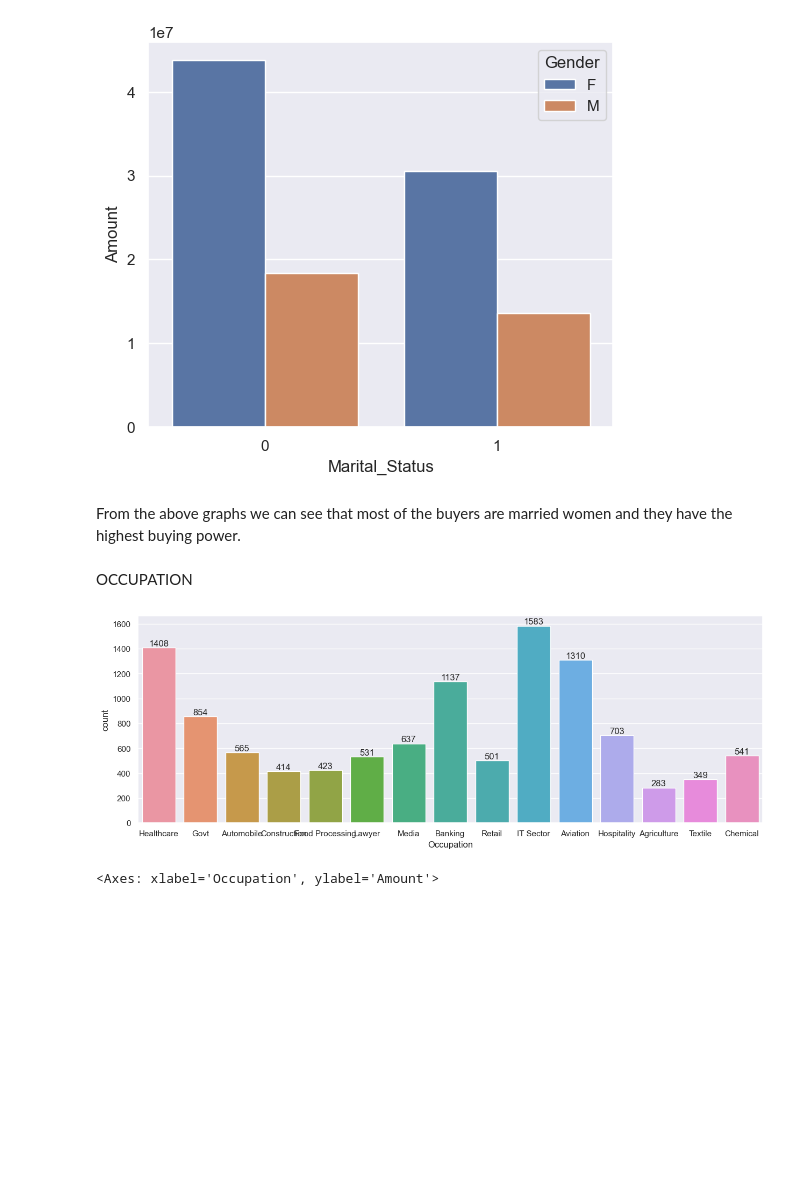
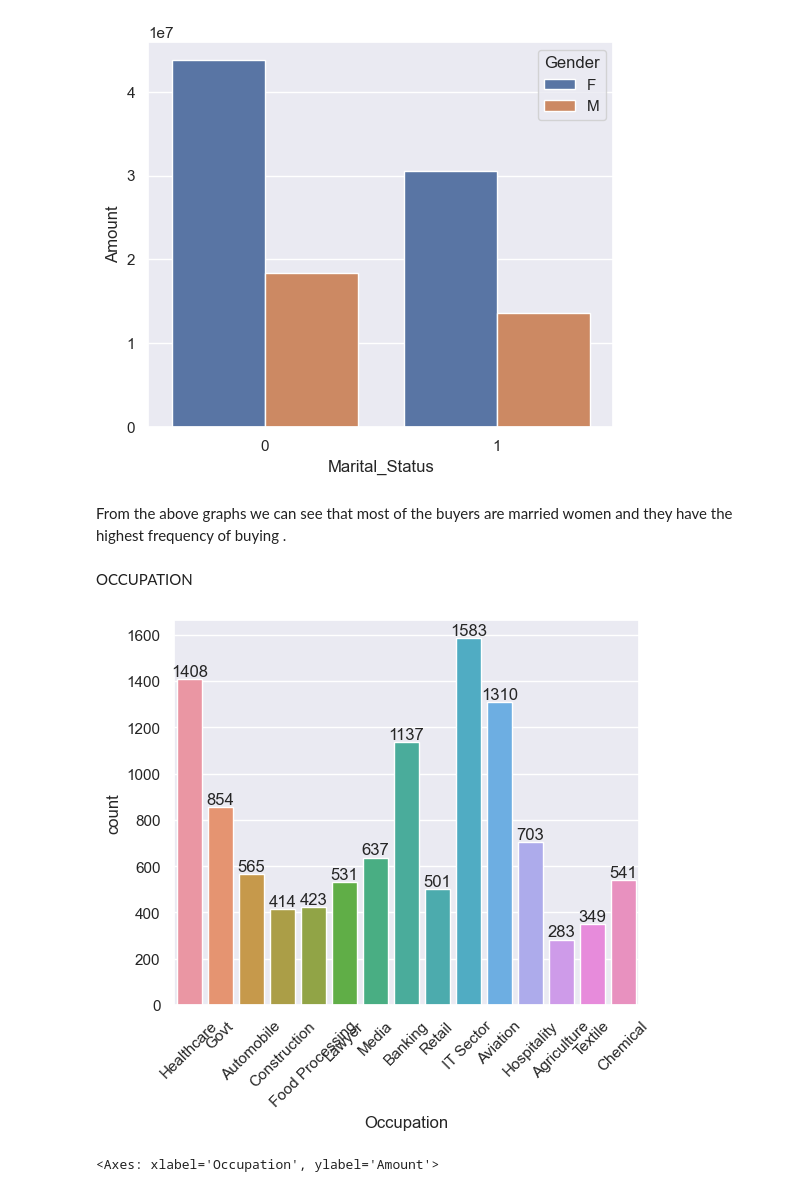
Before and after one commit to SVNjl/Diwali_Sales_Python, a Jupyter notebook: Diwali Sales Analysis.ipynb, the cells around one changed output. Saved outputs shown, nothing was run; the diff lists cells and outputs as text; code cells hidden in the pictures; blank space fills up the shorter version.

```diff
--- a/Diwali Sales Analysis.ipynb
+++ b/Diwali Sales Analysis.ipynb
@@ -5,7 +5,7 @@ import matplotlib.pyplot as plt
 %matplotlib inline
 import seaborn as sns
 # %%
-df=pd.read_csv('D:\D.A\Python\Projects\Diwali Sales Analysis\Diwali Sales Data.csv',encoding='unicode_escape')
+df=pd.read_csv('Diwali Sales Data.csv',encoding='unicode_escape')
 # to avoid encoding error, use 'unicode_escape'
 # %%
 df.shape
@@ -247,17 +247,18 @@ sns.barplot(x='Marital_Status',y='Amount',hue='Gender',data=sales_state)
 <Axes: xlabel='Marital_Status', ylabel='Amount'>
 [figure]
 # %% [markdown]
-From the above graphs we can see that most of the buyers are married women and they have the highest buying power.
+From the above graphs we can see that most of the buyers are married women and they have the highest frequency of buying .
 # %% [markdown]
 OCCUPATION
 # %%
 ax=sns.countplot(x='Occupation',data=df)
 
 sns.set(rc={'figure.figsize':(20,5)})
 for bars in ax.containers:
     ax.bar_label(bars)
+    plt.xticks(rotation=45)
 # %% [output]
-[figure, old version]
+[figure, new version]
 # %%
 sales_state=df.groupby(['Occupation'],as_index=False)['Amount'].sum().sort_values(by='Amount',ascending=False)
 
```
Also changed, not shown: parts of 9 cells of this notebook.
